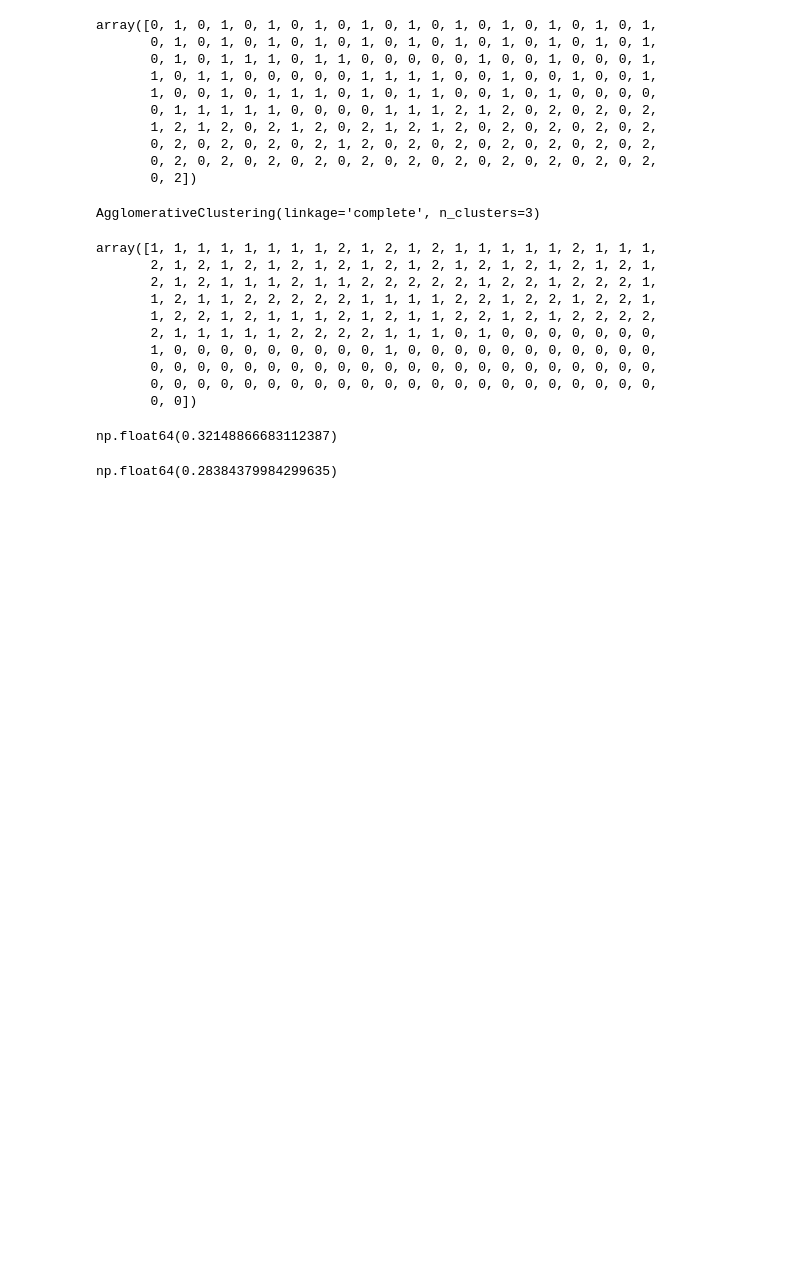
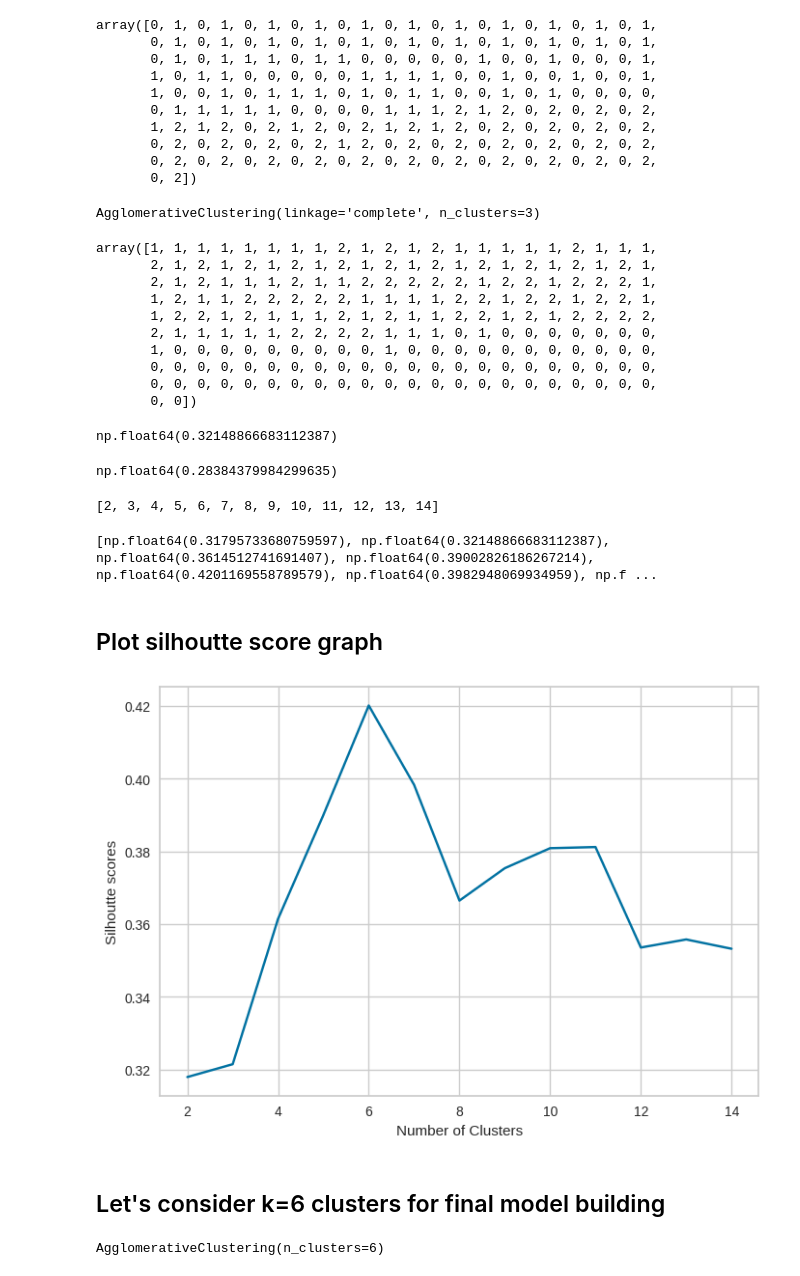
Before and after one commit to Sindhura-tr/Machine-Learning-satsun-5-7, a Jupyter notebook: Kmeans_Heirarchal_Clustering_5_7pm.ipynb, the cells around one changed output. Drawn from its saved outputs; the diff is of its cells as text; code cells hidden in the pictures; blank space fills up the shorter version.

```diff
--- a/Kmeans_Heirarchal_Clustering_5_7pm.ipynb
+++ b/Kmeans_Heirarchal_Clustering_5_7pm.ipynb
@@ -453,3 +453,39 @@ np.float64(0.32148866683112387)
 silhouette_score(x_pre,lb3)
 # %% [output]
 np.float64(0.28384379984299635)
+# %%
+n = list(range(2,15))
+n
+# %% [output]
+[2, 3, 4, 5, 6, 7, 8, 9, 10, 11, 12, 13, 14]
+# %%
+sil_scores = []
+for i in n:
+  # define the model
+  model = AgglomerativeClustering(n_clusters=i)
+  # fit the model
+  model.fit(x_pre)
+  # calculate labels and silhoutte score
+  lb = model.labels_
+  sil = silhouette_score(x_pre,lb)
+  sil_scores.append(sil)
+print(sil_scores)
+# %% [output]
+[np.float64(0.31795733680759597), np.float64(0.32148866683112387), np.float64(0.3614512741691407), np.float64(0.39002826186267214), np.float64(0.4201169558789579), np.float64(0.3982948069934959), np.f ...
+# %% [markdown]
+## Plot silhoutte score graph
+# %%
+import matplotlib.pyplot as plt
+plt.plot(n,sil_scores)
+plt.xlabel("Number of Clusters")
+plt.ylabel("Silhoutte scores")
+plt.show()
+# %% [output]
+[figure, added]
+# %% [markdown]
+## Let's consider k=6 clusters for final model building
+# %%
+best_model_agg= AgglomerativeClustering(n_clusters=6)
+best_model_agg.fit(x_pre)
+# %% [output]
+AgglomerativeClustering(n_clusters=6)
```
Also changed, not shown: parts of 4 cells of this notebook.
